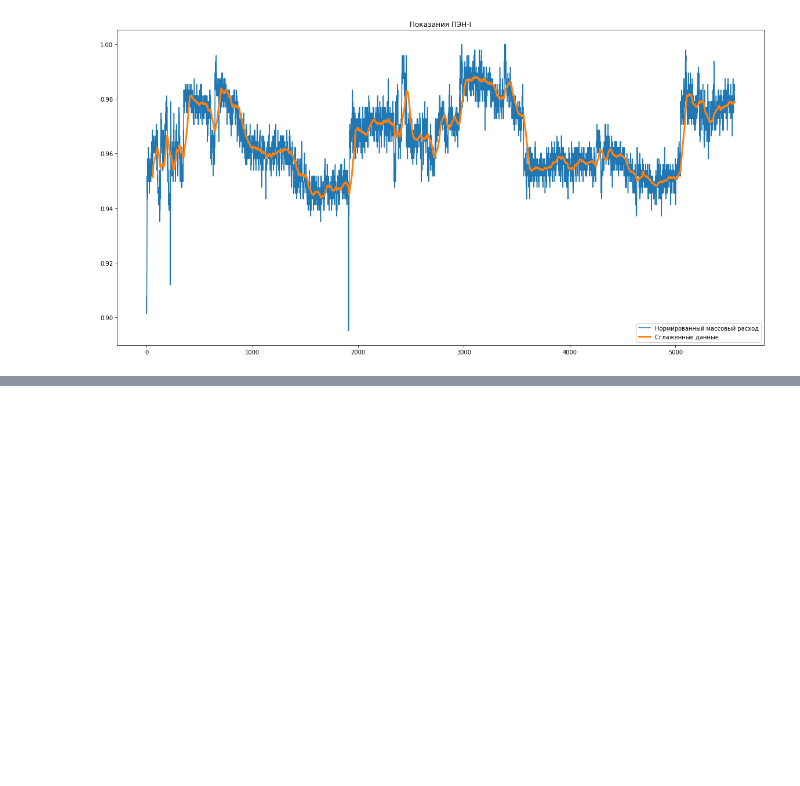
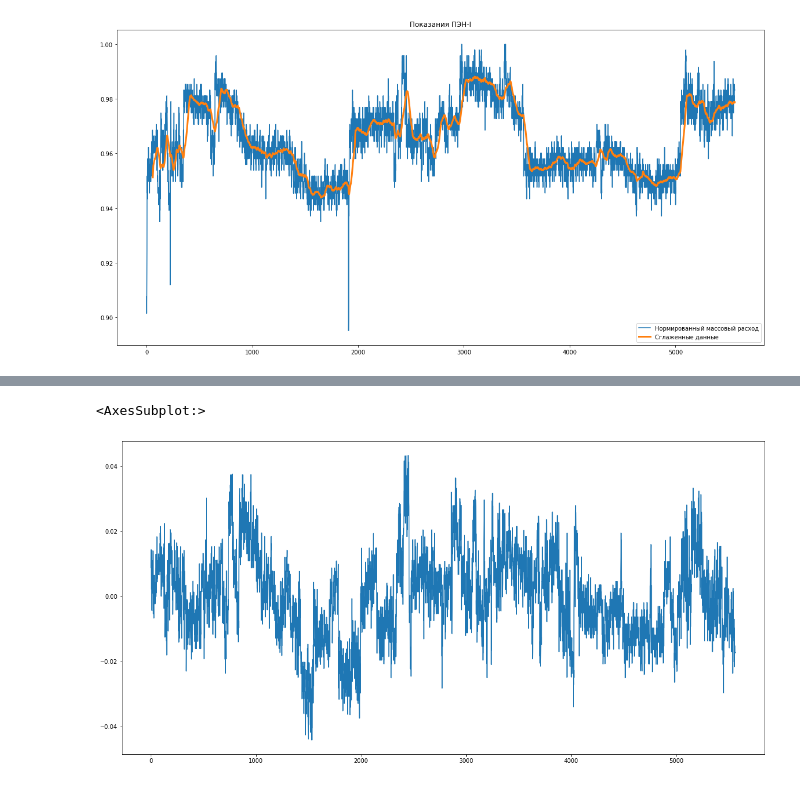
Before and after one commit to edodo1337/diplom, a Jupyter notebook: Диплом.ipynb, the cells around one changed output, grey strips where cells are left out. Cells and saved outputs as stored; diff of their text form; code cells hidden in the pictures; blank space fills up the shorter version.

```diff
--- a/Диплом.ipynb
+++ b/Диплом.ipynb
@@ -332,0 +348,5 @@ array([[ 1.       , -0.1396275],
+# %%
+norm_pump_1_eff.plot()
+# %% [output]
+<AxesSubplot:>
+[figure, added]
```
Also changed, not shown: parts of 5 cells of this notebook, 1 other file.
